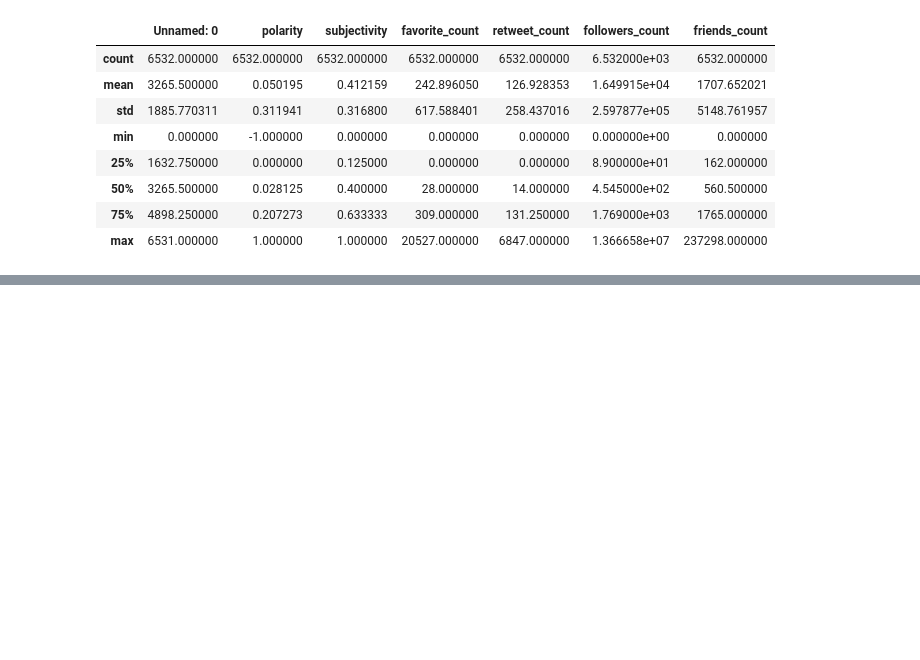
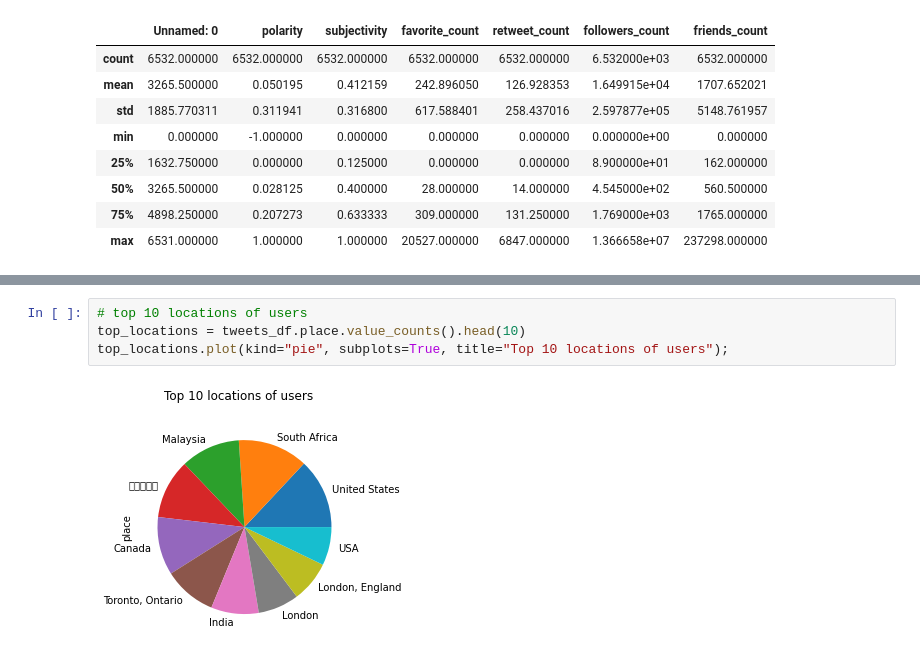
Before and after one commit to zelalemgetahun9374/Twitter-Data-Analysis, a Jupyter notebook: Notebooks/Data_preprocessing_and_exploration.ipynb, the cells around one changed output, grey strips where cells are left out. Saved outputs shown, nothing was run; the diff lists cells and outputs as text; blank space fills up the shorter version.

Commit message:
explored and visualized location

```diff
--- a/Notebooks/Data_preprocessing_and_exploration.ipynb
+++ b/Notebooks/Data_preprocessing_and_exploration.ipynb
@@ -203,0 +221,6 @@ tweets_df.describe()
+# %%
+# top 10 locations of users
+top_locations = tweets_df.place.value_counts().head(10)
+top_locations.plot(kind="pie", subplots=True, title="Top 10 locations of users");
+# %% [output]
+[figure, added]
```
Also changed, not shown: parts of 2 cells of this notebook.
